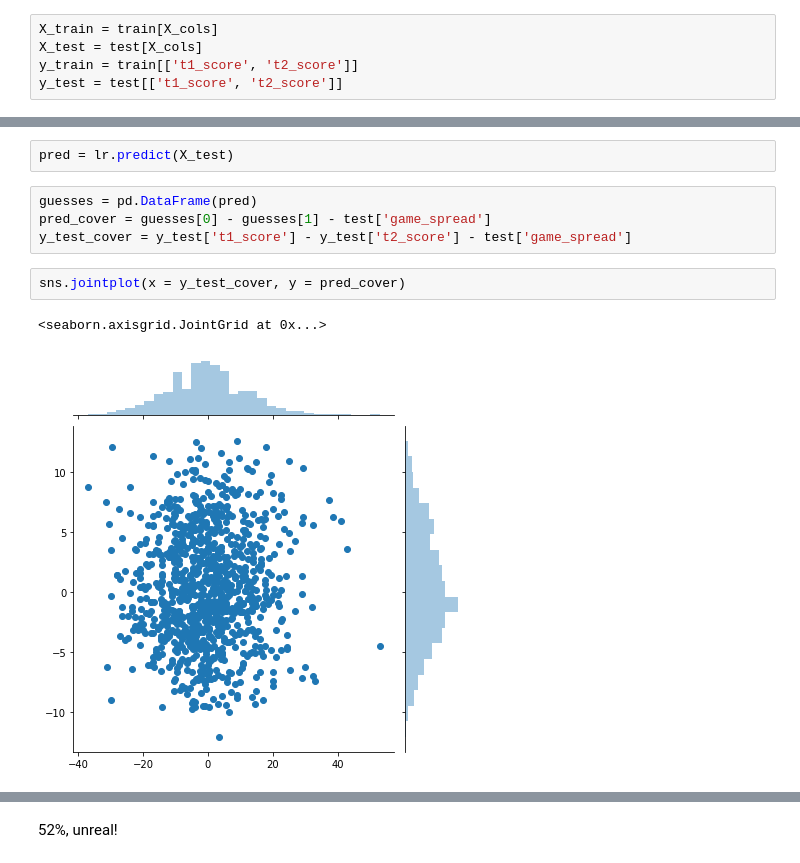
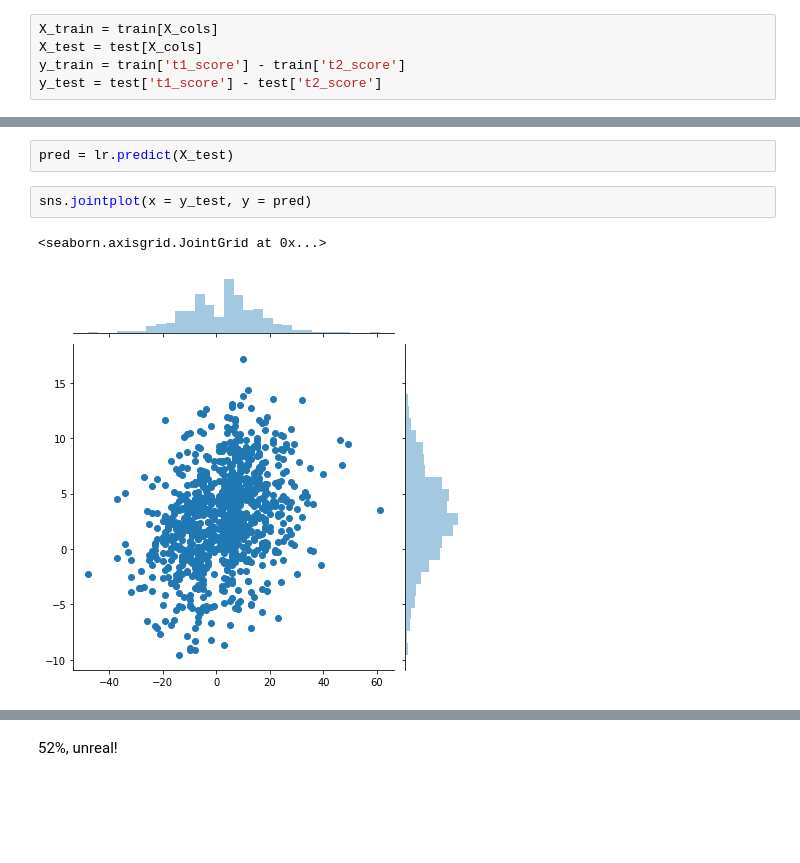
Before and after one commit to sidpremkumar/MoneyBall-Statistics, a Jupyter notebook: ML_algos.ipynb, the cells around one changed output, grey strips where cells are left out. Cells and saved outputs as stored; diff of their text form; blank space fills up the shorter version.

```diff
--- a/ML_algos.ipynb
+++ b/ML_algos.ipynb
@@ -132,8 +134,8 @@ X_cols = [x + '_home' for x in X_cols] + [x + '_away' for x in X_cols]
 # %%
 X_train = train[X_cols]
 X_test = test[X_cols]
-y_train = train[['t1_score', 't2_score']]
-y_test = test[['t1_score', 't2_score']]
+y_train = train['t1_score'] - train['t2_score']
+y_test = test['t1_score'] - test['t2_score']
 # %%
 lr = LinearRegression()
 # %%
@@ -142,12 +144,8 @@ lr.fit(X_train, y_train)
 LinearRegression(copy_X=True, fit_intercept=True, n_jobs=None, normalize=False)
 # %%
 pred = lr.predict(X_test)
-# %%
-guesses = pd.DataFrame(pred)
-pred_cover = guesses[0] - guesses[1] - test['game_spread']
-y_test_cover = y_test['t1_score'] - y_test['t2_score'] - test['game_spread']
 # %%
-sns.jointplot(x = y_test_cover, y = pred_cover)
+sns.jointplot(x = y_test, y = pred)
 # %% [output]
 <seaborn.axisgrid.JointGrid at 0x...>
-[figure, old version]
+[figure, new version]
```
Also changed, not shown: parts of 13 cells of this notebook.
